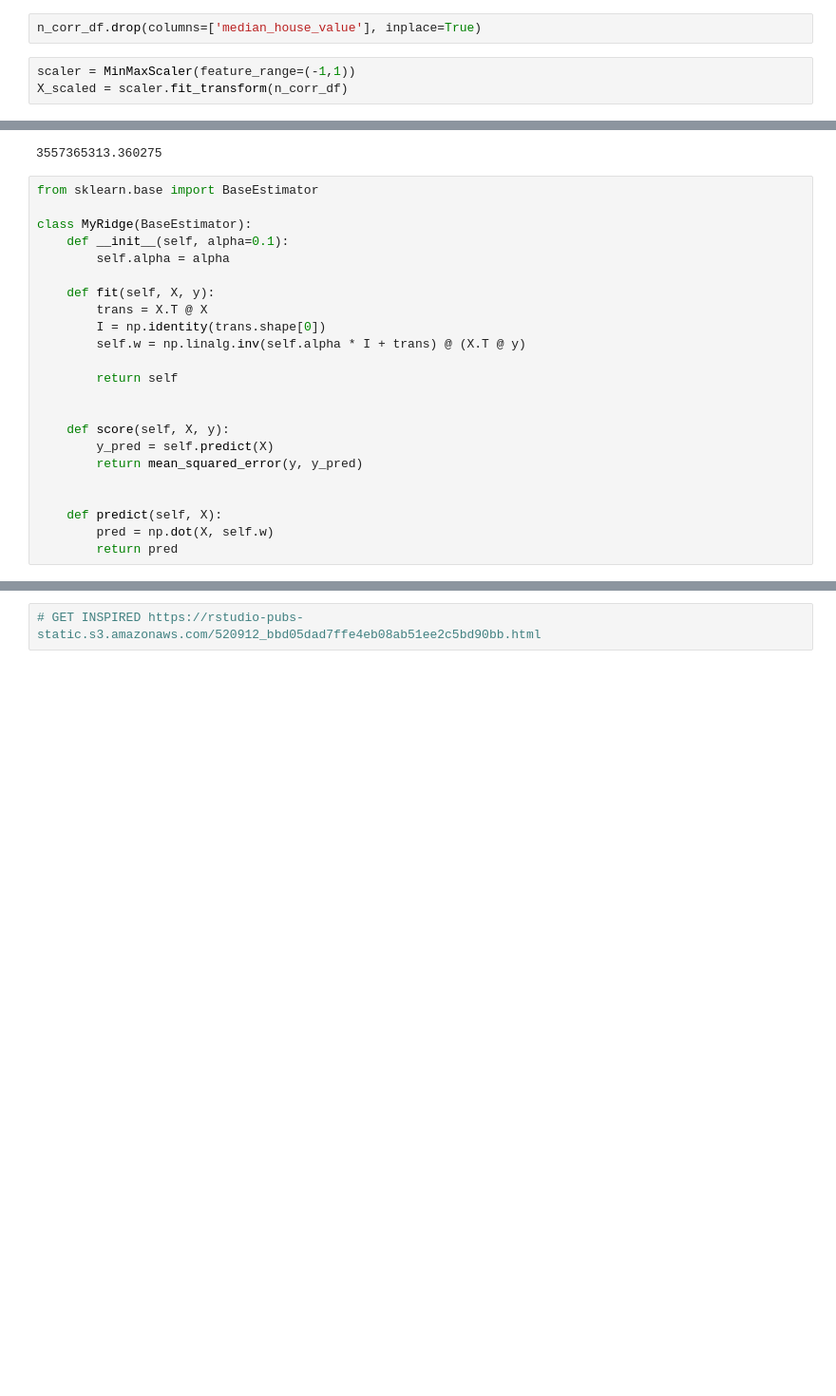
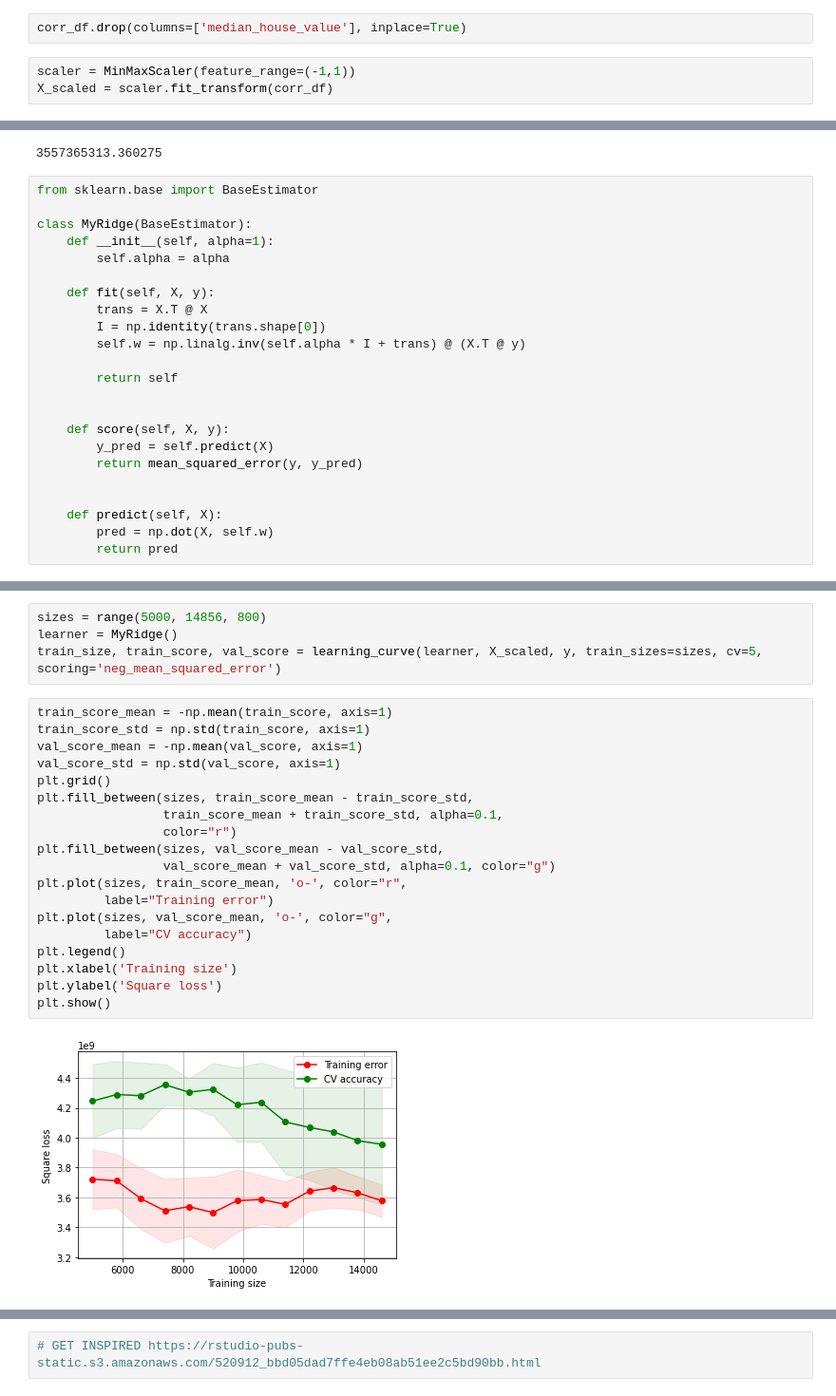
Before and after one commit to martinaviggiano/ml_project, a Jupyter notebook: Machine Learning Project.ipynb, the cells around one changed output, grey strips where cells are left out. Shown at 95% size. Cells and saved outputs as stored; diff of their text form; blank space fills up the shorter version.

```diff
--- a/Machine Learning Project.ipynb
+++ b/Machine Learning Project.ipynb
@@ -365,9 +382,9 @@ n_corr_df = corr_df.copy()
 # %%
 y = corr_df['median_house_value']
 # %%
-n_corr_df.drop(columns=['median_house_value'], inplace=True)
+corr_df.drop(columns=['median_house_value'], inplace=True)
 # %%
 scaler = MinMaxScaler(feature_range=(-1,1))
-X_scaled = scaler.fit_transform(n_corr_df)
+X_scaled = scaler.fit_transform(corr_df)
 # %%
 X_train, X_test, y_train, y_test = train_test_split(X_scaled, y, test_size=0.2, random_state=42)
@@ -403,7 +424,7 @@ mean_squared_error(y_test, y_hat)
 from sklearn.base import BaseEstimator
 
 class MyRidge(BaseEstimator):
-    def __init__(self, alpha=0.1):
+    def __init__(self, alpha=1):
         self.alpha = alpha
 
     def fit(self, X, y):
@@ -436,0 +459,25 @@ array([325771.1698394 , 288739.42750681, 232379.59228793, ...,
+# %%
+sizes = range(5000, 14856, 800)
+learner = MyRidge()
+train_size, train_score, val_score = learning_curve(learner, X_scaled, y, train_sizes=sizes, cv=5, scoring='neg_mean_squared_error')
+# %%
+train_score_mean = -np.mean(train_score, axis=1)
+train_score_std = np.std(train_score, axis=1)
+val_score_mean = -np.mean(val_score, axis=1)
+val_score_std = np.std(val_score, axis=1)
+plt.grid()
+plt.fill_between(sizes, train_score_mean - train_score_std,
+                 train_score_mean + train_score_std, alpha=0.1,
+                 color="r")
+plt.fill_between(sizes, val_score_mean - val_score_std,
+                 val_score_mean + val_score_std, alpha=0.1, color="g")
+plt.plot(sizes, train_score_mean, 'o-', color="r",
+         label="Training error")
+plt.plot(sizes, val_score_mean, 'o-', color="g",
+         label="CV accuracy")
+plt.legend()
+plt.xlabel('Training size')
+plt.ylabel('Square loss')
+plt.show()
+# %% [output]
+[figure, added]
```
Also changed, not shown: parts of 41 cells of this notebook.
